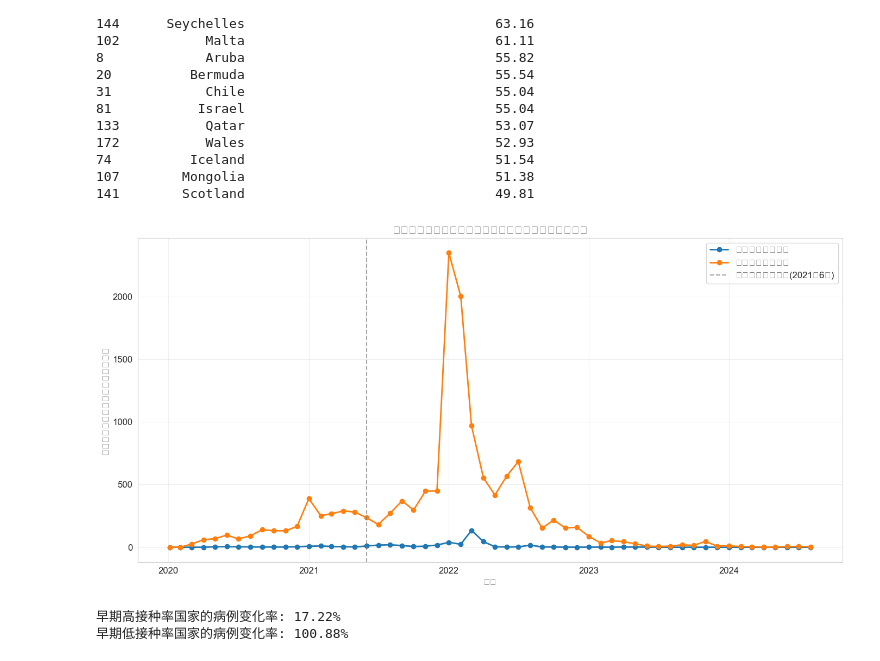
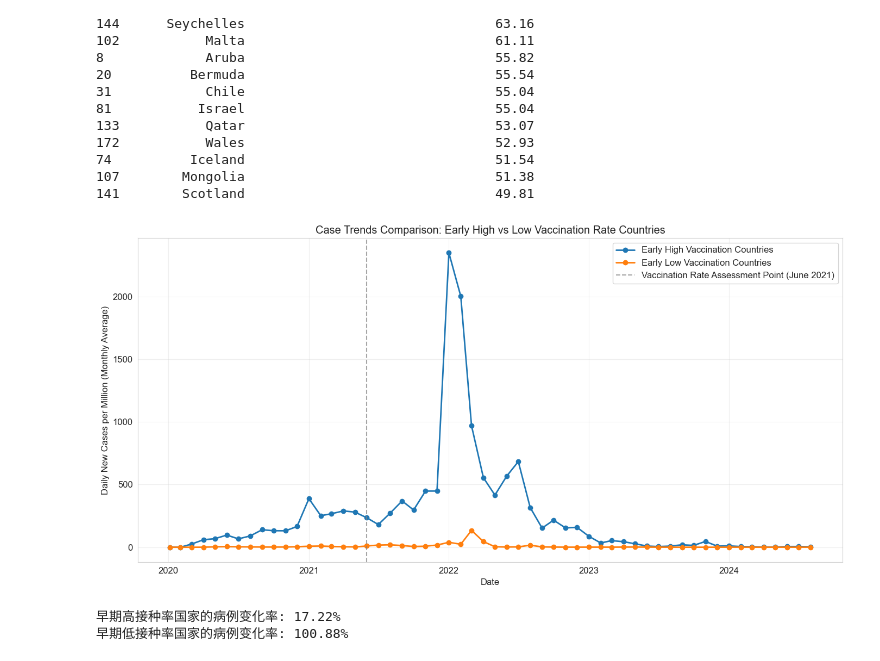
Before and after one commit to bkmashiro/DSP-report, a Jupyter notebook: covid_analysis_2_vaccination.ipynb, the cells around one changed output. Drawn from its saved outputs; the diff is of its cells as text; code cells hidden in the pictures.

```diff
--- a/covid_analysis_2_vaccination.ipynb
+++ b/covid_analysis_2_vaccination.ipynb
@@ -288,8 +297,8 @@ low_vax_monthly = low_vax_df.groupby(['year', 'month']).agg({
 }).reset_index()
 
 # 添加分组标签
-high_vax_monthly['group'] = '早期高接种率国家'
-low_vax_monthly['group'] = '早期低接种率国家'
+high_vax_monthly['group'] = 'Early High Vaccination Countries'
+low_vax_monthly['group'] = 'Early Low Vaccination Countries'
 
 # 合并数据
 vax_comparison = pd.concat([high_vax_monthly, low_vax_monthly])
@@ -297,24 +306,24 @@ vax_comparison = pd.concat([high_vax_monthly, low_vax_monthly])
 # 排序
 vax_comparison = vax_comparison.sort_values('date')
 # %%
-# 绘制两组国家的病例趋势对比
+# Plot case trend comparison between two groups of countries
 plt.figure(figsize=(14, 7))
 
 for group, data in vax_comparison.groupby('group'):
     plt.plot(data['date'], data['new_cases_smoothed_per_million'],
              marker='o', label=group, linewidth=2)
 
 plt.axvline(pd.to_datetime('2021-06-01'), color='gray', linestyle='--', alpha=0.7,
-            label='评估接种率时间点(2021年6月)')
+            label='Vaccination Rate Assessment Point (June 2021)')
 
-plt.xlabel('日期')
-plt.ylabel('每百万人口每日新增病例（月平均）')
-plt.title('早期高疫苗接种率国家与低接种率国家的病例趋势对比')
+plt.xlabel('Date')
+plt.ylabel('Daily New Cases per Million (Monthly Average)')
+plt.title('Case Trends Comparison: Early High vs Low Vaccination Rate Countries')
 plt.legend()
 plt.grid(True, alpha=0.3)
 plt.tight_layout()
 # %% [output]
-[figure, old version]
+[figure, new version]
 # %%
 # 计算两组国家在疫苗接种后（2021年7月以后）的病例减少率
 # 计算2021年7-12月相比2021年1-6月的变化率
```
Also changed, not shown: parts of 5 cells of this notebook, 14 other files.
